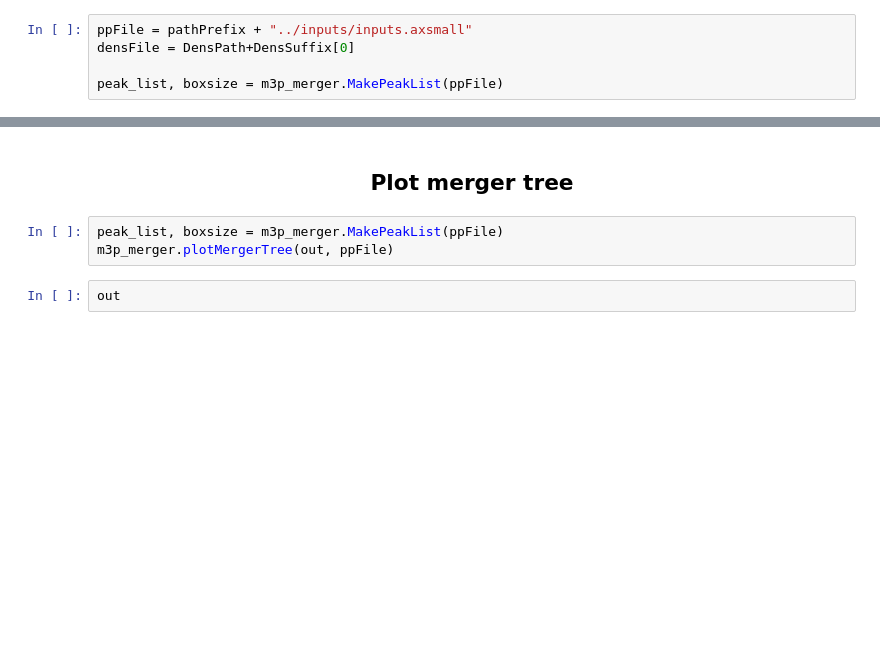
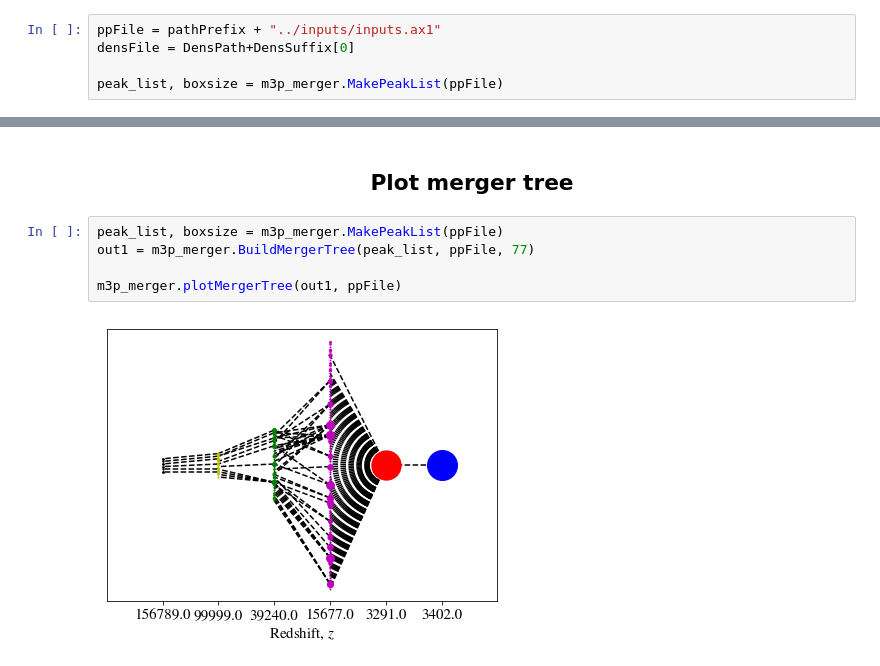
Before and after one commit to David-Ellis/m3p_merger, a Jupyter notebook: MergerTree.ipynb, the cells around one changed output, grey strips where cells are left out. Cells and saved outputs as stored; diff of their text form; blank space fills up the shorter version.

```diff
--- a/MergerTree.ipynb
+++ b/MergerTree.ipynb
@@ -11,7 +11,7 @@ pathPrefix = "/usr/users/ellis/PeakPatch/m3p/axOut/"
 DensPath = "/usr/users/ellis/bin/InputFiles/512"
 DensSuffix = ['/L6N3_07/axion.m.00115_L6N3_07','/L6N3_06/axion.m.00115_L6N3_06','/L6N3_01/axion.m.00115_L6N3_01']
 # %%
-ppFile = pathPrefix + "../inputs/inputs.axsmall"
+ppFile = pathPrefix + "../inputs/inputs.ax1"
 densFile = DensPath+DensSuffix[0]
 
 peak_list, boxsize = m3p_merger.MakePeakList(ppFile)
@@ -34,6 +40,8 @@ m3p_merger.plotMergerPatches(out, ppFile)
 <h2><center>Plot merger tree</center></h2>
 # %%
 peak_list, boxsize = m3p_merger.MakePeakList(ppFile)
-m3p_merger.plotMergerTree(out, ppFile)
+out1 = m3p_merger.BuildMergerTree(peak_list, ppFile, 77)
+
+m3p_merger.plotMergerTree(out1, ppFile)
+# %% [output]
+[figure, added]
-# %%
-out
```
Also changed, not shown: parts of 4 cells of this notebook, 1 other file.
